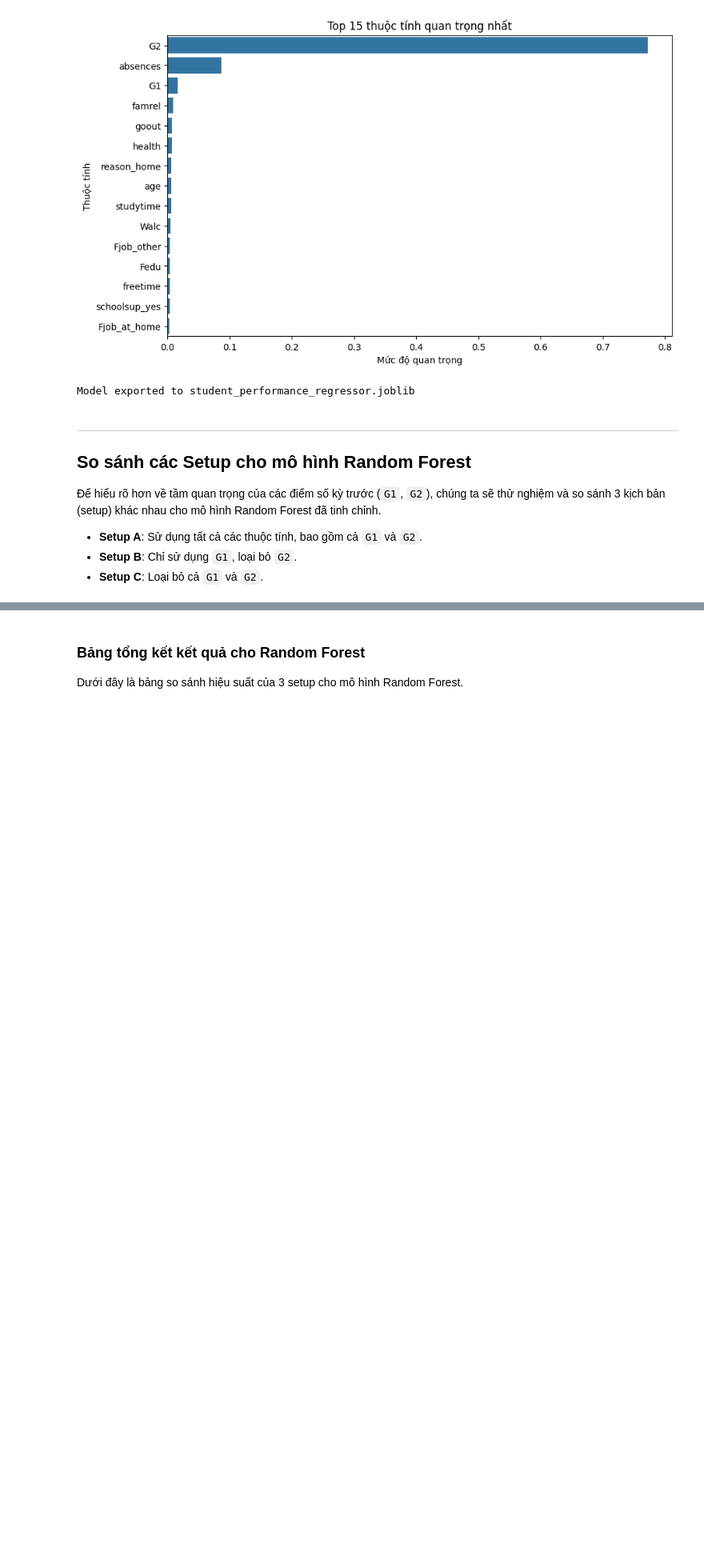
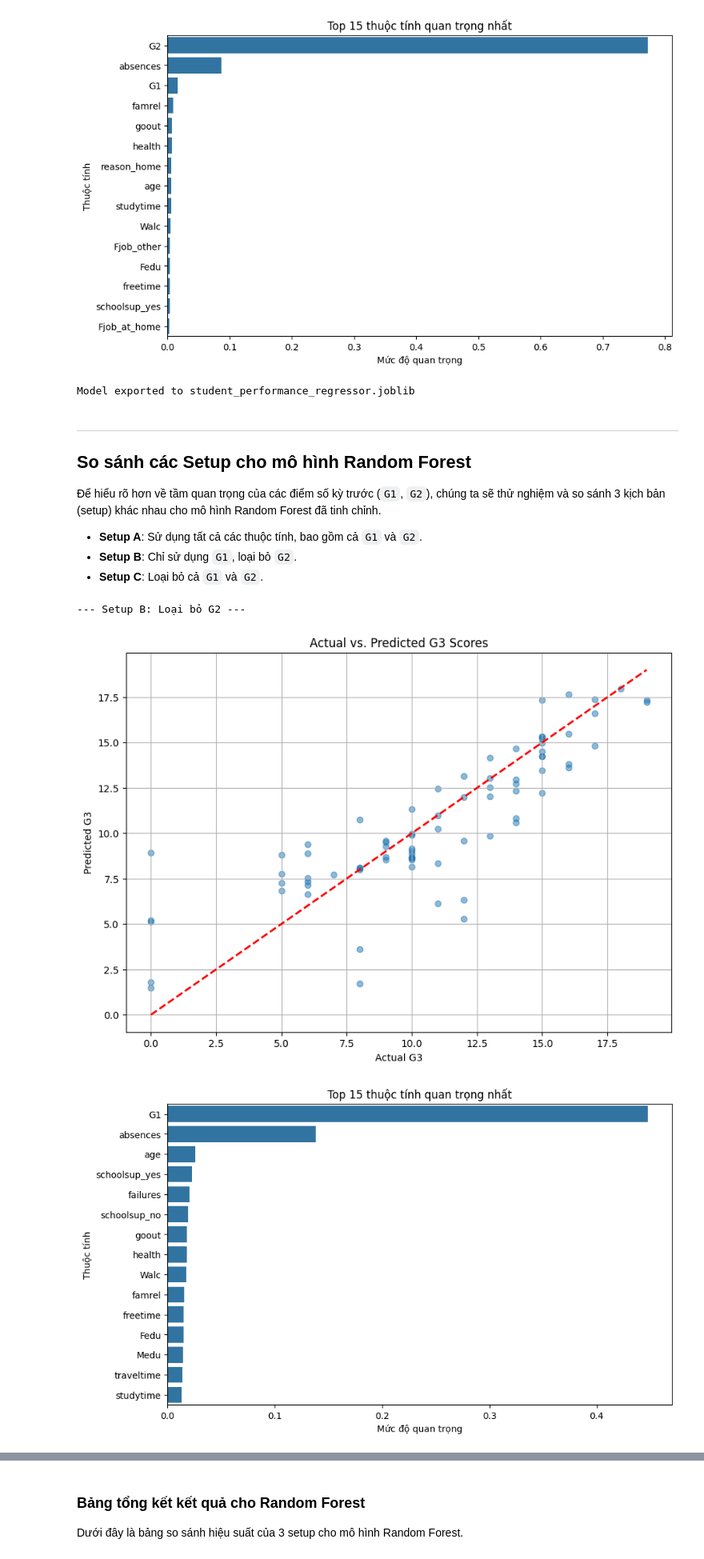
Before and after one commit to hieu356xz/danh-gia-sinh-vien-ml, a Jupyter notebook: DuDoanDiemSinhVien.ipynb, the cells around one changed output, grey strips where cells are left out. Shown at 80% size. Saved outputs shown, nothing was run; the diff lists cells and outputs as text; code cells hidden in the pictures; blank space fills up the shorter version.

Commit message:
Add graphs for random forest B and C setup

```diff
--- a/DuDoanDiemSinhVien.ipynb
+++ b/DuDoanDiemSinhVien.ipynb
@@ -133,7 +126,7 @@ y_pred = model.predict(X_test)
 # Đánh giá mô hình
 mae = mean_absolute_error(y_test, y_pred)
 mse = mean_squared_error(y_test, y_pred)
-rmse = np.sqrt(mse)
+rmse = root_mean_squared_error(y_test, y_pred)
 r2 = r2_score(y_test, y_pred)
 
 print("\nRegression Model Evaluation (test):")
@@ -219,7 +215,26 @@ Model exported to student_performance_regressor.joblib
 - **Setup B**: Chỉ sử dụng `G1`, loại bỏ `G2`.
 - **Setup C**: Loại bỏ cả `G1` và `G2`.
 # %%
-def train_and_evaluate_rf_setups(data, cols_to_drop):
+def show_top_features_plot(trained_model, numerical_features, categorical_features):
+    ohe = trained_model.named_steps["preprocessor"].named_transformers_["cat"]
+    cat_feature_names = ohe.get_feature_names_out(categorical_features)
+    all_feature_names = np.concatenate([numerical_features, cat_feature_names])
+
+    importances = trained_model.named_steps["regressor"].feature_importances_
+
+    feature_importance_df = pd.DataFrame({'Feature': all_feature_names, 'Importance': importances})
+    feature_importance_df = feature_importance_df.sort_values(by='Importance', ascending=False)
+
+    top_features = feature_importance_df.head(15)
+    plt.figure(figsize=(10, 6))
+    sns.barplot(x=top_features['Importance'], y=top_features['Feature'])
+    plt.title("Top 15 thuộc tính quan trọng nhất")
+    plt.xlabel("Mức độ quan trọng")
+    plt.ylabel("Thuộc tính")
+    plt.show()
+
+
+def train_and_evaluate_rf_setups(data, cols_to_drop, show_plot):
     """
     Hàm để huấn luyện và đánh giá mô hình Random Forest với một tập thuộc tính đầu vào nhất định.
 
@@ -269,12 +284,19 @@ def train_and_evaluate_rf_setups(data, cols_to_drop):
 
     mae = mean_absolute_error(y_test, y_pred)
     mse = mean_squared_error(y_test, y_pred)
-    rmse = np.sqrt(mse)
+    rmse = root_mean_squared_error(y_test, y_pred)
     r2 = r2_score(y_test, y_pred)
 
+    if show_plot:
+        show_prediction_plot(y_test, y_pred)
+        show_top_features_plot(model_pipeline, numerical_features, categorical_features)
+
     return {'MAE': mae, 'MSE': mse, 'RMSE': rmse, 'R2': r2}
-
-# Chạy 3 setups cho Random Forest
-results_A_rf = train_and_evaluate_rf_setups(data, cols_to_drop=[])
-results_B_rf = train_and_evaluate_rf_setups(data, cols_to_drop=['G2'])
-results_C_rf = train_and_evaluate_rf_setups(data, cols_to_drop=['G1', 'G2'])
+# %%
+# Setup B cho Random Forest: loại bỏ G2
+print("\n--- Setup B: Loại bỏ G2 ---")
+results_B_rf = train_and_evaluate_rf_setups(data, cols_to_drop=['G2'], show_plot=True)
+# %% [output]
+--- Setup B: Loại bỏ G2 ---
+[figure, added]
+[figure, added]
```
Also changed, not shown: parts of 7 cells of this notebook.
